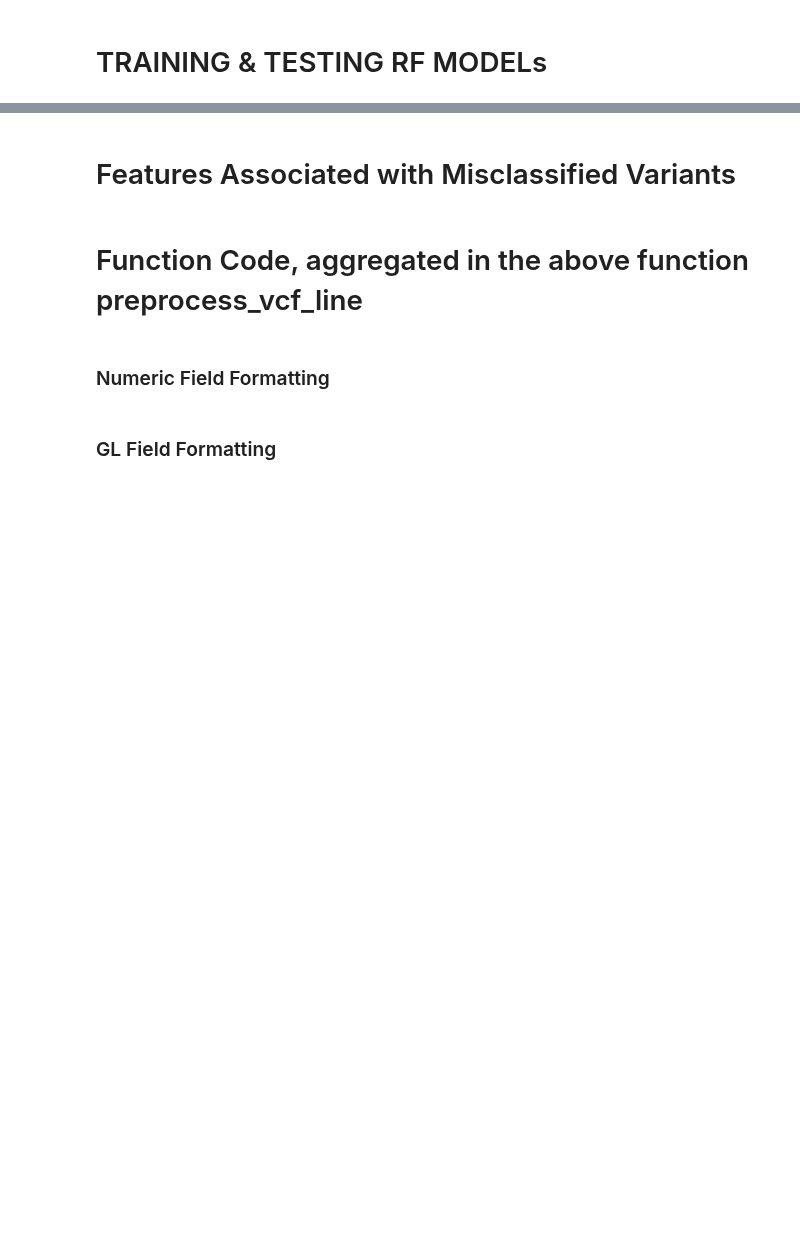
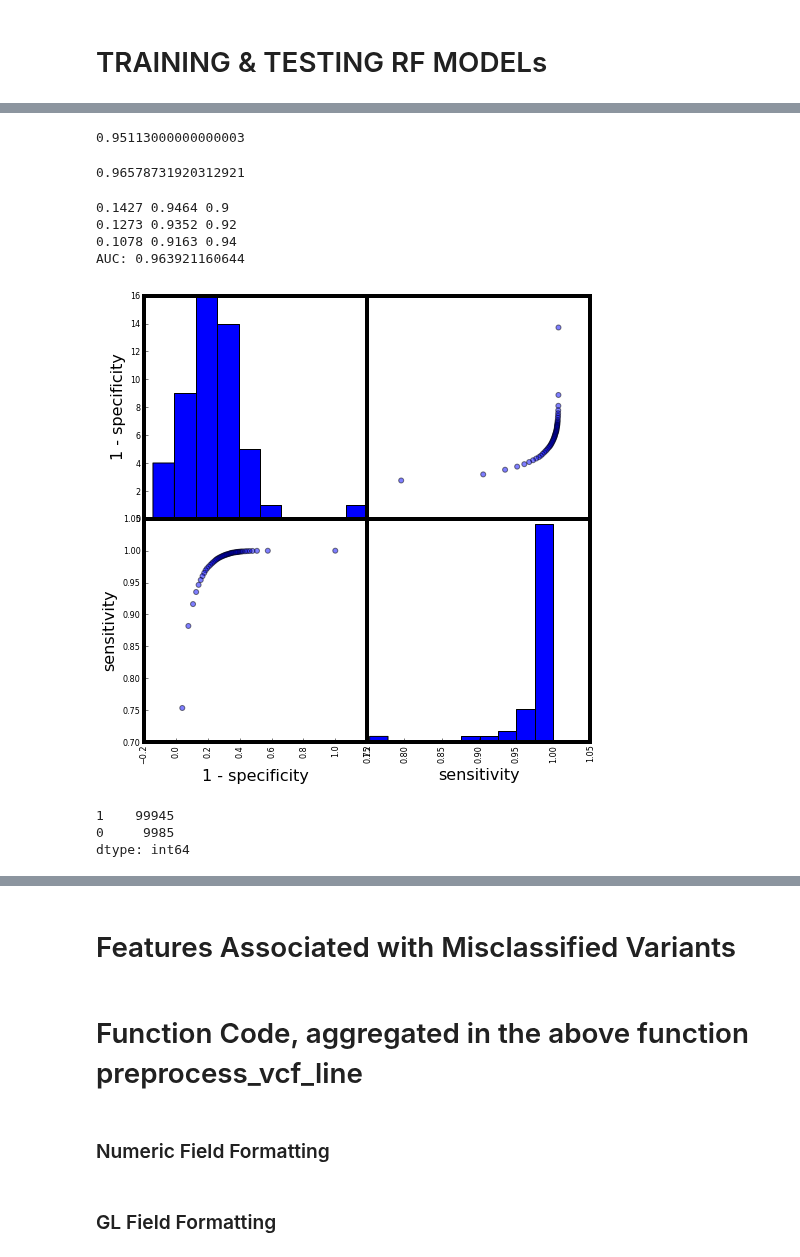
Before and after one commit to Schork-Lab/cg-classifier, a Jupyter notebook: ipynb/cg_RF_NA12877.ipynb, the cells around one changed output, grey strips where cells are left out. Saved outputs shown, nothing was run; the diff lists cells and outputs as text; code cells hidden in the pictures; blank space fills up the shorter version.

```diff
--- a/ipynb/cg_RF_NA12877.ipynb
+++ b/ipynb/cg_RF_NA12877.ipynb
@@ -439,0 +600,5 @@ for i in range(0,100,2):
+# %%
+from sklearn import ensemble
+gbc = ensemble.GradientBoostingClassifier(n_estimators=150, subsample=1, verbose=1)
+# %%
+gbc_model = gbc.fit(training_set_random, training_truth_random)
@@ -439,0 +650,59 @@ for i in range(0,100,2):
+# %%
+gbc_model.score(test_set_random, test_truth_random.values)
+# %% [output]
+0.95113000000000003
+# %%
+#130k tp, 13k fp
+gbc_model.score(test_set, test_truth.values)
+# %% [output]
+0.96578731920312921
+# %%
+#Gradient Boosted Classifier ROC DATA
+test_results = gbc_model.predict_proba(test_set)
+test_results_df = pd.DataFrame(test_results)
+test_results_df['truth'] = test_truth.values
+
+gbc_xy = []
+optimal_threshold = None
+for i in range(0,100,2):
+    temp0_thresh = i/100.0
+    #print i
+    temp_df = test_results_df[(test_results_df[1].astype(float) >= temp0_thresh)]
+    fp_rate = len(temp_df[temp_df.truth==0]) / float(test_truth.truth.value_counts()[0])
+    tp_rate = len(temp_df[temp_df.truth==1]) / float(test_truth.truth.value_counts()[1])
+    if fp_rate <= 0.15 and tp_rate >= 0.9:
+        optimal_threshold = temp0_thresh
+        print round(fp_rate,4), round(tp_rate, 4), temp0_thresh
+    #print
+    #print 'fp:', fp_rate
+    #print 'tp:', tp_rate
+    #print
+    gbc_xy.append((fp_rate, tp_rate))
+
+gbc_fp = test_results_df[(test_results_df.truth==0) & (test_results_df[1].astype(float) >= optimal_threshold)]
+gbc_fn = test_results_df[(test_results_df.truth==1) & (test_results_df[1].astype(float) < optimal_threshold)]
+gbc_tp = test_results_df[(test_results_df.truth==1) & (test_results_df[1].astype(float) >= optimal_threshold)]
+
+
+gbc_xy_df = pd.DataFrame.from_records(gbc_xy)
+gbc_xy_df.columns=['1 - specificity','sensitivity']
+pd.scatter_matrix(gbc_xy_df, figsize=(8,8),s=100)
+
+from sklearn import metrics
+y = test_results_df['truth']
+pred = test_results_df[1]
+fpr, tpr, thresholds = metrics.roc_curve(y, pred, pos_label=1)
+
+print 'AUC:', metrics.auc(fpr, tpr)
+# %% [output]
+0.1427 0.9464 0.9
+0.1273 0.9352 0.92
+0.1078 0.9163 0.94
+AUC: 0.963921160644
+[figure, added]
+# %%
+test_results_df.truth.value_counts()
+# %% [output]
+1    99945
+0     9985
+dtype: int64
```
Also changed, not shown: parts of 51 cells of this notebook.
